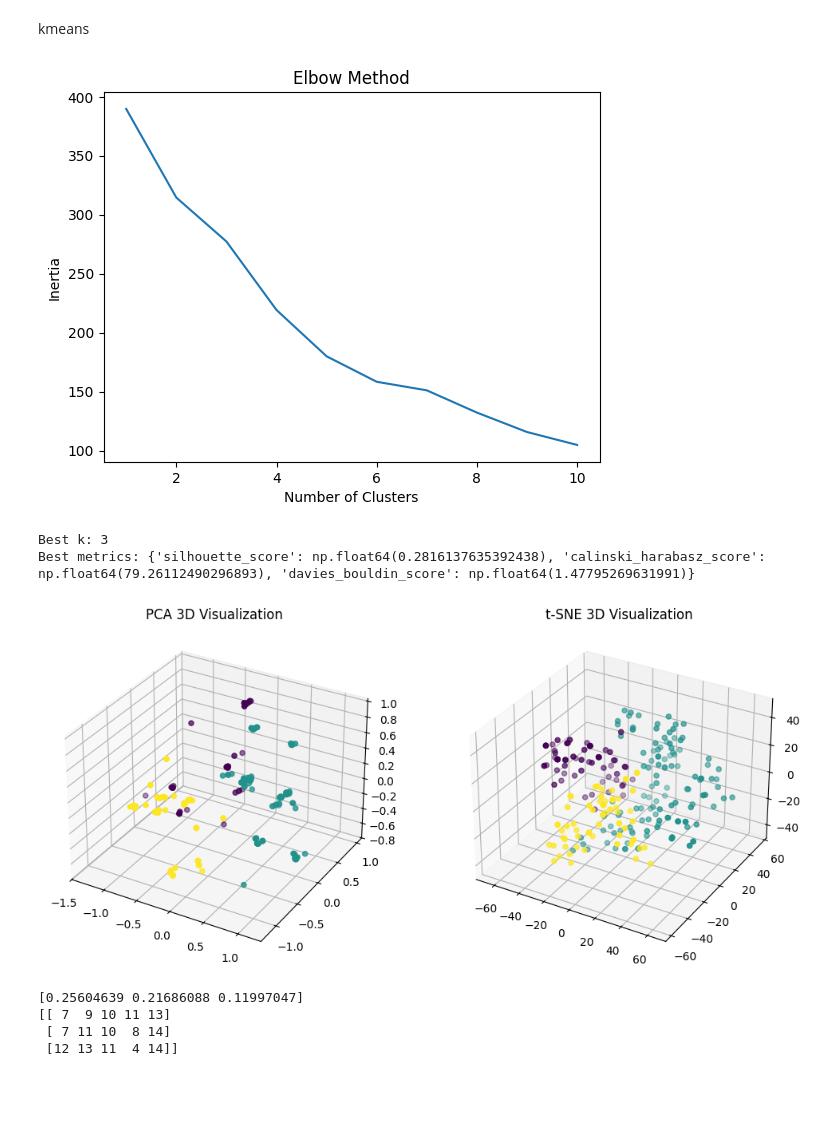
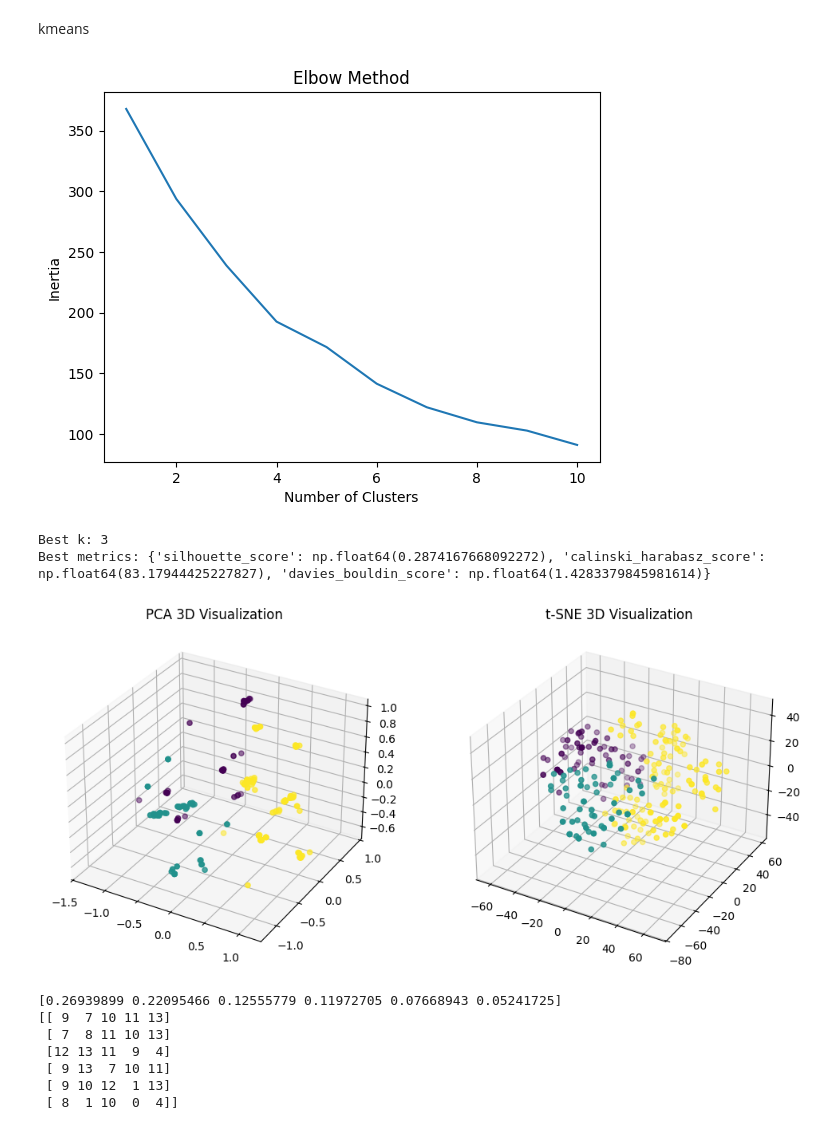
Before and after one commit to atefehjn/scraping-clustering, a Jupyter notebook: WM/clustering.ipynb, the cells around one changed output. Cells and saved outputs as stored; diff of their text form; code cells hidden in the pictures; blank space fills up the shorter version.

```diff
--- a/WM/clustering.ipynb
+++ b/WM/clustering.ipynb
@@ -65,8 +65,8 @@ selected_feature_names = wm_cleaned.columns[selector.get_support()]
 #Convert back to DataFrame
 wm_selected = pd.DataFrame(selected_features, columns=selected_feature_names)
 # %%
-wm_selected['brand_BOSCH'] = df_copy['brand_BOSCH']
-wm_selected = pd.get_dummies(wm_selected, columns=['brand_BOSCH'],drop_first=True)
+# wm_selected['brand_BOSCH'] = df_copy['brand_BOSCH']
+# wm_selected = pd.get_dummies(wm_selected, columns=['brand_BOSCH'],drop_first=True)
 # %%
 wm_selected
 # %% [output]
@@ -111,7 +111,7 @@ plt.xlabel('Number of Clusters')
 plt.ylabel('Inertia')
 plt.show()
 # %% [output]
-[figure, old version]
+[figure, new version]
 # %%
 from sklearn.cluster import KMeans
 from sklearn.metrics import silhouette_score, calinski_harabasz_score, davies_bouldin_score
@@ -158,37 +158,37 @@ print(f"Best k: {best_k}")
 print(f"Best metrics: {best_metrics}")
 # %% [output]
 Best k: 3
-Best metrics: {'silhouette_score': np.float64(0.2816137635392438), 'calinski_harabasz_score': np.float64(79.26112490296893), 'davies_bouldin_score': np.float64(1.47795269631991)}
+Best metrics: {'silhouette_score': np.float64(0.2874167668092272), 'calinski_harabasz_score': np.float64(83.17944425227827), 'davies_bouldin_score': np.float64(1.4283379845981614)}
 # %%
 from sklearn.decomposition import PCA
 from sklearn.manifold import TSNE
 from mpl_toolkits.mplot3d import Axes3D
 
 import matplotlib.pyplot as plt
 
 # Perform PCA to reduce dimensions to 3
-pca = PCA(n_components=3)
+pca = PCA(n_components=6)
 pca_result = pca.fit_transform(df_scaled)
 
 # Perform t-SNE to reduce dimensions to 3
 tsne = TSNE(n_components=3, random_state=42)
 tsne_result = tsne.fit_transform(df_scaled)
 
 # Plot PCA result
 fig = plt.figure(figsize=(12, 6))
 
 ax = fig.add_subplot(121, projection='3d')
 ax.scatter(pca_result[:, 0], pca_result[:, 1], pca_result[:, 2], c=wm_selected['kmean_cluster'], marker='o')
 ax.set_title('PCA 3D Visualization')
 
 # Plot t-SNE result
 ax = fig.add_subplot(122, projection='3d')
 ax.scatter(tsne_result[:, 0], tsne_result[:, 1], tsne_result[:, 2], c=wm_selected['kmean_cluster'], marker='o')
 ax.set_title('t-SNE 3D Visualization')
 
 plt.show()
 # %% [output]
-[figure, old version]
+[figure, new version]
 # %%
 print(pca.explained_variance_ratio_)  # Importance of each component
 pca_comp = pca.components_  # Contribution of each feature
@@ -198,10 +198,13 @@ top_5_indices = np.argsort(-np.abs(pca_comp), axis=1)[:, :5]  # Sort and take to
 
 print(top_5_indices)
 # %% [output]
-[0.25604639 0.21686088 0.11997047]
-[[ 7  9 10 11 13]
- [ 7 11 10  8 14]
- [12 13 11  4 14]]
+[0.26939899 0.22095466 0.12555779 0.11972705 0.07668943 0.05241725]
+[[ 9  7 10 11 13]
+ [ 7  8 11 10 13]
+ [12 13 11  9  4]
+ [ 9 13  7 10 11]
+ [ 9 10 12  1 13]
+ [ 8  1 10  0  4]]
 # %%
 important_cols_pca1 = wm_selected.columns[top_5_indices[0]]
 print(important_cols_pca1)
```
Also changed, not shown: parts of 18 cells of this notebook.
